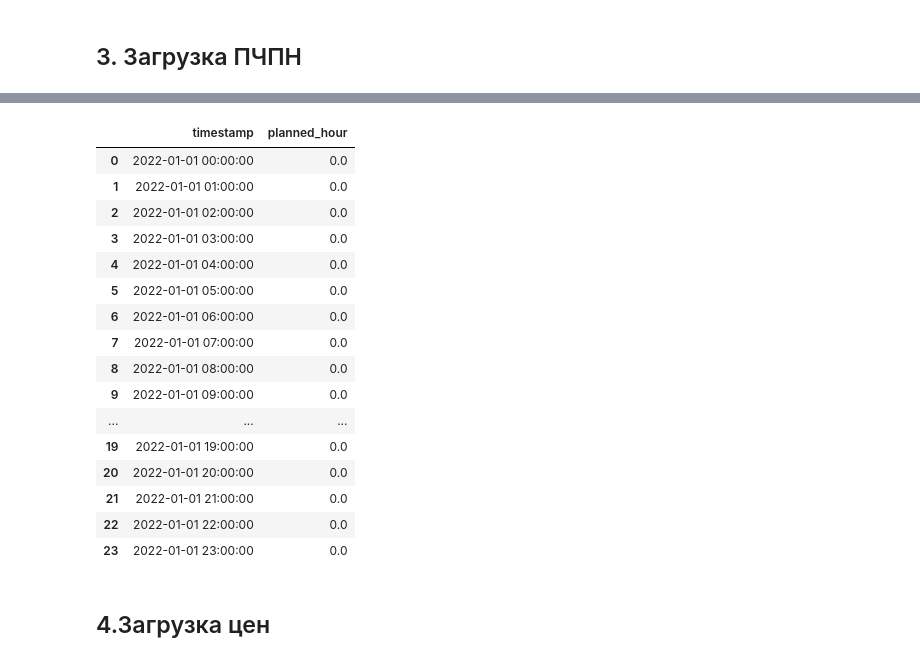
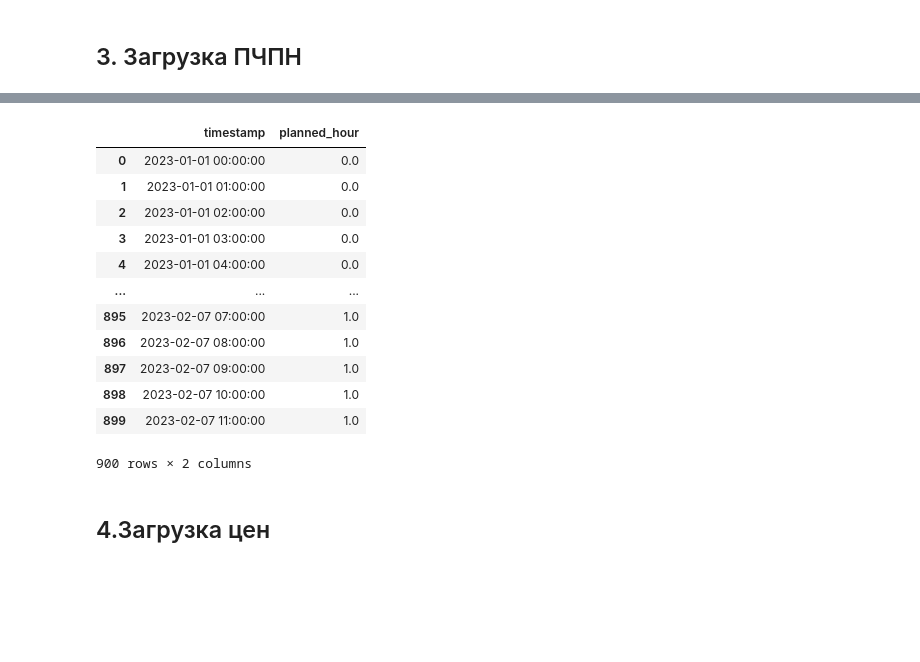
Before and after one commit to Randyrofed/Local_Control_system, a Jupyter notebook: Data_preparation.ipynb, the cells around one changed output, grey strips where cells are left out. Drawn from its saved outputs; the diff is of its cells as text; code cells hidden in the pictures; blank space fills up the shorter version.

```diff
--- a/Data_preparation.ipynb
+++ b/Data_preparation.ipynb
@@ -235,24 +235,53 @@ df.loc[(df['year'] == 2022) & (df['month'] == 12) & (df['hour'] >= 15) & (df['ho
+# %%
+#январь 2023
+df.loc[(df['year'] == 2023) & (df['month'] == 1) & (df['hour'] >= 8) & (df['hour'] <= 21) & (df['weekday'] <= 4), 'planned_hour'] = 1
+#февраль 2023
+df.loc[(df['year'] == 2023) & (df['month'] == 2) & (df['hour'] >= 8) & (df['hour'] <= 13) & (df['weekday'] <= 4), 'planned_hour'] = 1
+df.loc[(df['year'] == 2023) & (df['month'] == 2) & (df['hour'] >= 17) & (df['hour'] <= 21) & (df['weekday'] <= 4), 'planned_hour'] = 1
+#март 2023
+df.loc[(df['year'] == 2023) & (df['month'] == 3) & (df['hour'] >= 8) & (df['hour'] <= 21) & (df['weekday'] <= 4), 'planned_hour'] = 1
+#апрель 2023
+df.loc[(df['year'] == 2023) & (df['month'] == 4) & (df['hour'] >= 8) & (df['hour'] <= 15) & (df['weekday'] <= 4), 'planned_hour'] = 1
+df.loc[(df['year'] == 2023) & (df['month'] == 4) & (df['hour'] >= 18) & (df['hour'] <= 21) & (df['weekday'] <= 4), 'planned_hour'] = 1
+#май 2023
+df.loc[(df['year'] == 2023) & (df['month'] == 5) & (df['hour'] >= 8) & (df['hour'] <= 15) & (df['weekday'] <= 4), 'planned_hour'] = 1
+df.loc[(df['year'] == 2023) & (df['month'] == 5) & (df['hour'] >= 20) & (df['hour'] <= 21) & (df['weekday'] <= 4), 'planned_hour'] = 1
+#июнь 2023
+df.loc[(df['year'] == 2023) & (df['month'] == 6) & (df['hour'] >= 8) & (df['hour'] <= 16) & (df['weekday'] <= 4), 'planned_hour'] = 1
+df.loc[(df['year'] == 2023) & (df['month'] == 6) & (df['hour'] >= 20) & (df['hour'] <= 21) & (df['weekday'] <= 4), 'planned_hour'] = 1
+#июль 2023
+df.loc[(df['year'] == 2023) & (df['month'] == 7) & (df['hour'] >= 8) & (df['hour'] <= 17) & (df['weekday'] <= 4), 'planned_hour'] = 1
+df.loc[(df['year'] == 2023) & (df['month'] == 7) & (df['hour'] >= 20) & (df['hour'] <= 21) & (df['weekday'] <= 4), 'planned_hour'] = 1
+#август 2023
+df.loc[(df['year'] == 2023) & (df['month'] == 8) & (df['hour'] >= 8) & (df['hour'] <= 21) & (df['weekday'] <= 4), 'planned_hour'] = 1
+#сентябрь 2023
+df.loc[(df['year'] == 2023) & (df['month'] == 9) & (df['hour'] >= 8) & (df['hour'] <= 15) & (df['weekday'] <= 4), 'planned_hour'] = 1
+df.loc[(df['year'] == 2023) & (df['month'] == 9) & (df['hour'] >= 18) & (df['hour'] <= 21) & (df['weekday'] <= 4), 'planned_hour'] = 1
+#октябрь 2023
+df.loc[(df['year'] == 2023) & (df['month'] == 10) & (df['hour'] >= 8) & (df['hour'] <= 21) & (df['weekday'] <= 4), 'planned_hour'] = 1
+#ноябрь 2023
+df.loc[(df['year'] == 2023) & (df['month'] == 11) & (df['hour'] >= 8) & (df['hour'] <= 11) & (df['weekday'] <= 4), 'planned_hour'] = 1
+df.loc[(df['year'] == 2023) & (df['month'] == 11) & (df['hour'] >= 16) & (df['hour'] <= 21) & (df['weekday'] <= 4), 'planned_hour'] = 1
+#декабрь 2023
+df.loc[(df['year'] == 2023) & (df['month'] == 12) & (df['hour'] >= 8) & (df['hour'] <= 12) & (df['weekday'] <= 4), 'planned_hour'] = 1
+df.loc[(df['year'] == 2023) & (df['month'] == 12) & (df['hour'] >= 15) & (df['hour'] <= 21) & (df['weekday'] <= 4), 'planned_hour'] = 1
 # %%
 #экспорт данных по ПЧПН
 df_shift=df['planned_hour'].shift(-1).fillna(0).reset_index()
 #print(dt_shift)
-df_shift.head(24)
+df_shift.head(900)
 # %% [output]
 |  | timestamp | planned_hour |
-| 0 | 2022-01-01 00:00:00 | 0.0 |
-| 1 | 2022-01-01 01:00:00 | 0.0 |
-| 2 | 2022-01-01 02:00:00 | 0.0 |
-| 3 | 2022-01-01 03:00:00 | 0.0 |
-| 4 | 2022-01-01 04:00:00 | 0.0 |
-| 5 | 2022-01-01 05:00:00 | 0.0 |
-| 6 | 2022-01-01 06:00:00 | 0.0 |
-| 7 | 2022-01-01 07:00:00 | 0.0 |
-| 8 | 2022-01-01 08:00:00 | 0.0 |
-| 9 | 2022-01-01 09:00:00 | 0.0 |
+| 0 | 2023-01-01 00:00:00 | 0.0 |
+| 1 | 2023-01-01 01:00:00 | 0.0 |
+| 2 | 2023-01-01 02:00:00 | 0.0 |
+| 3 | 2023-01-01 03:00:00 | 0.0 |
+| 4 | 2023-01-01 04:00:00 | 0.0 |
 | ... | ... | ... |
-| 19 | 2022-01-01 19:00:00 | 0.0 |
-| 20 | 2022-01-01 20:00:00 | 0.0 |
-| 21 | 2022-01-01 21:00:00 | 0.0 |
-| 22 | 2022-01-01 22:00:00 | 0.0 |
-| 23 | 2022-01-01 23:00:00 | 0.0 |
+| 895 | 2023-02-07 07:00:00 | 1.0 |
+| 896 | 2023-02-07 08:00:00 | 1.0 |
+| 897 | 2023-02-07 09:00:00 | 1.0 |
+| 898 | 2023-02-07 10:00:00 | 1.0 |
+| 899 | 2023-02-07 11:00:00 | 1.0 |
+900 rows × 2 columns
 # %%
```
Also changed, not shown: parts of 11 cells of this notebook, 7 other files.
